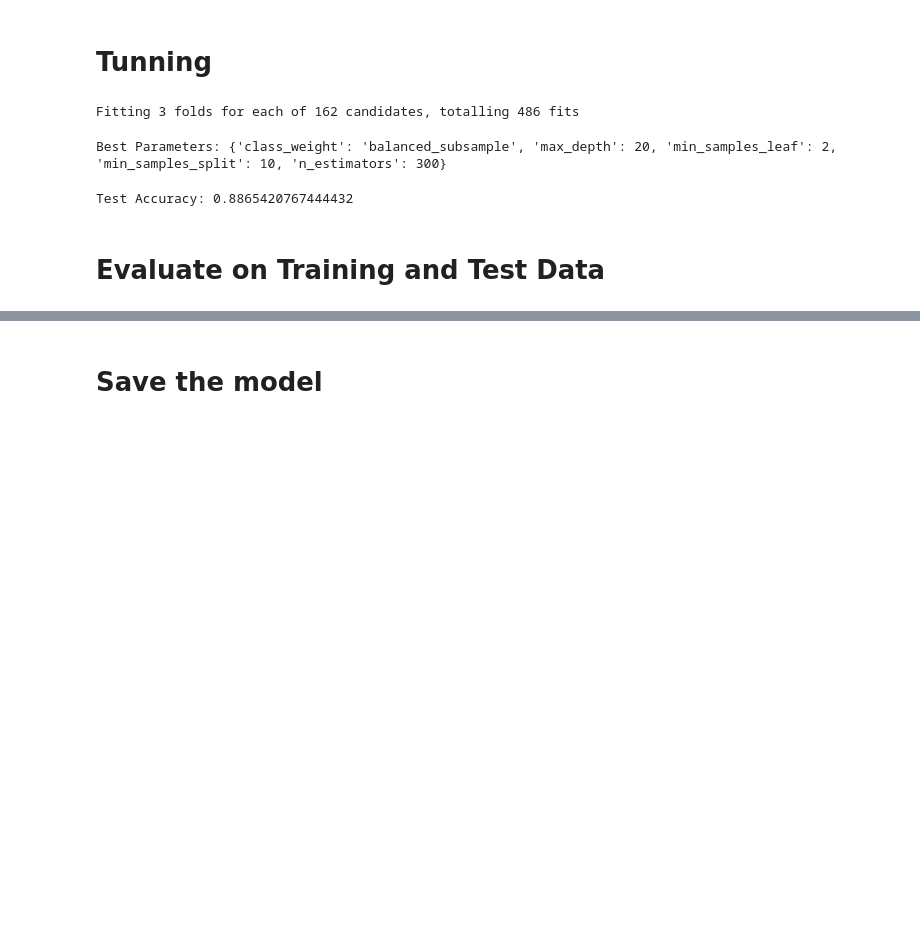
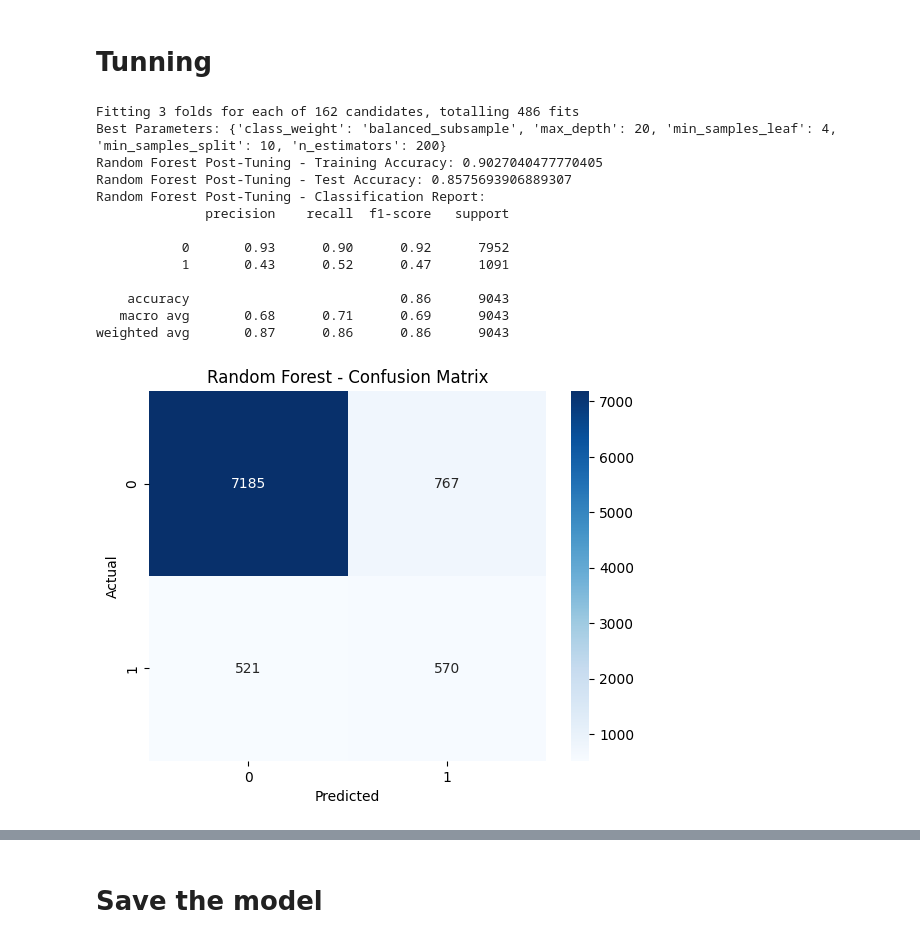
Before and after one commit to WasifAsi/Mechine-Learning-Course-work, a Jupyter notebook: RF.ipynb, the cells around one changed output, grey strips where cells are left out. Drawn from its saved outputs; the diff is of its cells as text; code cells hidden in the pictures; blank space fills up the shorter version.

```diff
--- a/RF.ipynb
+++ b/RF.ipynb
@@ -10,7 +11,7 @@ import pandas as pd
 from sklearn.model_selection import train_test_split
 
 # Load the dataset
-data = pd.read_csv('preprocessed_data.csv')
+data = pd.read_csv('processed_data_Encoding.csv')
 
 # Separate features and target
 X = data.drop('y', axis=1)
@@ -84,27 +102,60 @@ weighted avg       0.89      0.91      0.89      9043
 # %%
 from sklearn.model_selection import GridSearchCV
 
 # Define parameter grid
 param_grid = {
     'n_estimators': [100, 200, 300],
     'max_depth': [10, 20, None],
     'min_samples_split': [2, 5, 10],
     'min_samples_leaf': [1, 2, 4],
     'class_weight': ['balanced', 'balanced_subsample']
 }
 
 # Initialize Random Forest and GridSearch
 rf_model = RandomForestClassifier(random_state=42)
 grid_search = GridSearchCV(estimator=rf_model, param_grid=param_grid, cv=3, scoring='f1', verbose=2, n_jobs=-1)
 
 # Fit GridSearch
 grid_search.fit(X_train, y_train)
 
 # Best Parameters
 print("Best Parameters:", grid_search.best_params_)
 
 # Use the best model
 best_rf_model = grid_search.best_estimator_
+
+
+# Make predictions
+rf_tune_y_pred_train = best_rf_model.predict(X_train)
+rf_tune_y_pred_test = best_rf_model.predict(X_test)
+
+# Evaluate
+print("Random Forest Post-Tuning - Training Accuracy:", accuracy_score(y_train, rf_tune_y_pred_train))
+print("Random Forest Post-Tuning - Test Accuracy:", accuracy_score(y_test, rf_tune_y_pred_test))
+
+# Classification Report
+print("Random Forest Post-Tuning - Classification Report:")
+print(classification_report(y_test, rf_tune_y_pred_test))
+
+## Confusion Matrix
+conf_matrix = confusion_matrix(y_test, rf_tune_y_pred_test)
+sns.heatmap(conf_matrix, annot=True, fmt='d', cmap='Blues')
+plt.title("Random Forest - Confusion Matrix")
+plt.xlabel("Predicted")
+plt.ylabel("Actual")
+plt.show()
 # %% [output]
 Fitting 3 folds for each of 162 candidates, totalling 486 fits
+Best Parameters: {'class_weight': 'balanced_subsample', 'max_depth': 20, 'min_samples_leaf': 4, 'min_samples_split': 10, 'n_estimators': 200}
+Random Forest Post-Tuning - Training Accuracy: 0.9027040477770405
+Random Forest Post-Tuning - Test Accuracy: 0.8575693906889307
+Random Forest Post-Tuning - Classification Report:
+              precision    recall  f1-score   support
+
+           0       0.93      0.90      0.92      7952
+           1       0.43      0.52      0.47      1091
+
+    accuracy                           0.86      9043
+   macro avg       0.68      0.71      0.69      9043
+weighted avg       0.87      0.86      0.86      9043
-Best Parameters: {'class_weight': 'balanced_subsample', 'max_depth': 20, 'min_samples_leaf': 2, 'min_samples_split': 10, 'n_estimators': 300}
+[figure, added]
@@ -147,10 +161,0 @@ Best Parameters: {'class_weight': 'balanced_subsample', 'max_depth': 20, 'min_sa
-# %%
-# Make predictions with the tuned model
-y_pred = best_rf_model.predict(X_test)
-
-# Evaluate performance
-print("Test Accuracy:", accuracy_score(y_test, y_pred))
-# %% [output]
-Test Accuracy: 0.8865420767444432
-# %% [markdown]
-# Evaluate on Training and Test Data
```
Also changed, not shown: parts of 7 cells of this notebook, 13 other files.
